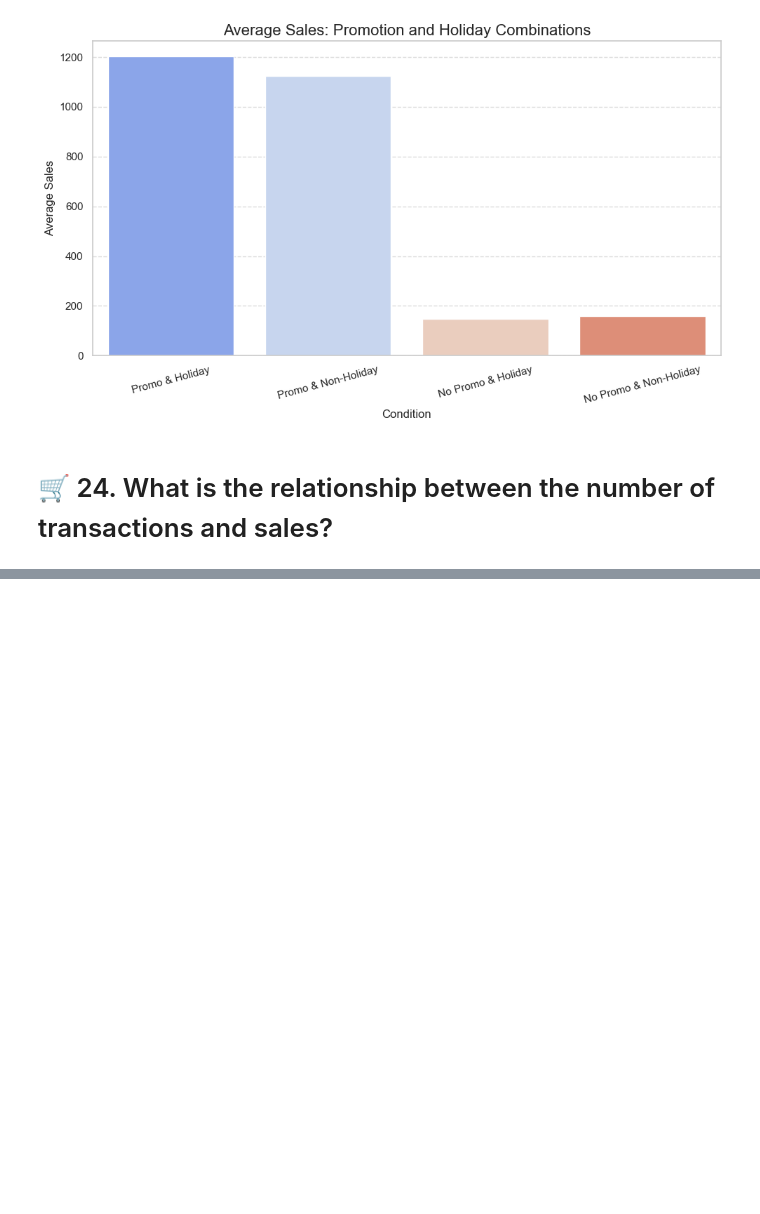
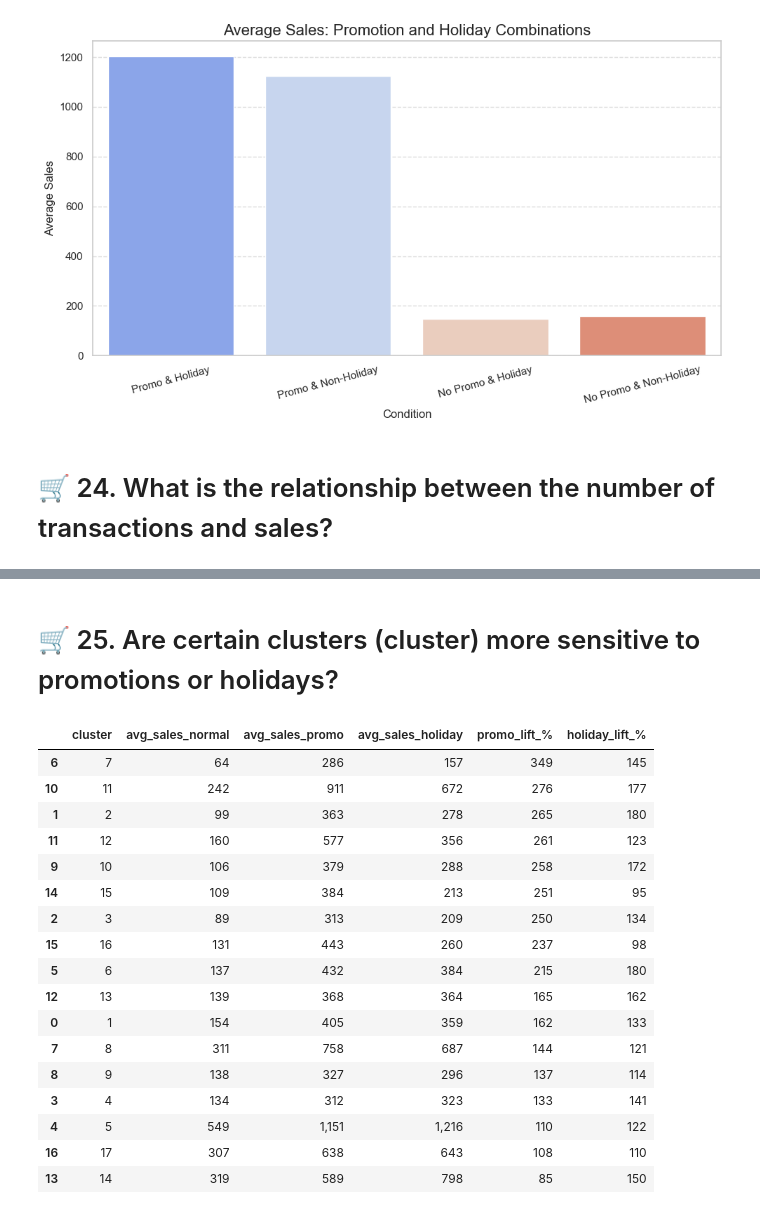
Before and after one commit to Seif-Eldin-Omar/sales-forecasting-optimization, a Jupyter notebook: notebooks/visualization_demo.ipynb, the cells around one changed output, grey strips where cells are left out. Saved outputs shown, nothing was run; the diff lists cells and outputs as text; code cells hidden in the pictures; blank space fills up the shorter version.

```diff
--- a/notebooks/visualization_demo.ipynb
+++ b/notebooks/visualization_demo.ipynb
@@ -898,0 +898,39 @@ Correlation between Transactions and Sales: 0.2330
+# %% [markdown]
+# 🛒 25. Are certain clusters (cluster) more sensitive to promotions or holidays?
+# %%
+normal_sales = df[(df['is_holiday'] == 0) & (df['onpromotion'] == 0)].groupby('cluster')['sales'].mean().reset_index()
+normal_sales.rename(columns={'sales': 'avg_sales_normal'}, inplace=True)
+
+promo_sales = df[df['onpromotion'] == 1].groupby('cluster')['sales'].mean().reset_index()
+promo_sales.rename(columns={'sales': 'avg_sales_promo'}, inplace=True)
+
+holiday_sales = df[df['is_holiday'] == 1].groupby('cluster')['sales'].mean().reset_index()
+holiday_sales.rename(columns={'sales': 'avg_sales_holiday'}, inplace=True)
+
+cluster_sensitivity = normal_sales.merge(promo_sales, on='cluster', how='left').merge(holiday_sales, on='cluster', how='left')
+
+cluster_sensitivity['promo_lift_%'] = ((cluster_sensitivity['avg_sales_promo'] - cluster_sensitivity['avg_sales_normal']) / cluster_sensitivity['avg_sales_normal']) * 100
+cluster_sensitivity['holiday_lift_%'] = ((cluster_sensitivity['avg_sales_holiday'] - cluster_sensitivity['avg_sales_normal']) / cluster_sensitivity['avg_sales_normal']) * 100
+
+cluster_sensitivity = cluster_sensitivity.sort_values('promo_lift_%', ascending=False)
+
+cluster_sensitivity
+# %% [output]
+|  | cluster | avg_sales_normal | avg_sales_promo | avg_sales_holiday | promo_lift_% | holiday_lift_% |
+| 6 | 7 | 64 | 286 | 157 | 349 | 145 |
+| 10 | 11 | 242 | 911 | 672 | 276 | 177 |
+| 1 | 2 | 99 | 363 | 278 | 265 | 180 |
+| 11 | 12 | 160 | 577 | 356 | 261 | 123 |
+| 9 | 10 | 106 | 379 | 288 | 258 | 172 |
+| 14 | 15 | 109 | 384 | 213 | 251 | 95 |
+| 2 | 3 | 89 | 313 | 209 | 250 | 134 |
+| 15 | 16 | 131 | 443 | 260 | 237 | 98 |
+| 5 | 6 | 137 | 432 | 384 | 215 | 180 |
+| 12 | 13 | 139 | 368 | 364 | 165 | 162 |
+| 0 | 1 | 154 | 405 | 359 | 162 | 133 |
+| 7 | 8 | 311 | 758 | 687 | 144 | 121 |
+| 8 | 9 | 138 | 327 | 296 | 137 | 114 |
+| 3 | 4 | 134 | 312 | 323 | 133 | 141 |
+| 4 | 5 | 549 | 1,151 | 1,216 | 110 | 122 |
+| 16 | 17 | 307 | 638 | 643 | 108 | 110 |
+| 13 | 14 | 319 | 589 | 798 | 85 | 150 |
```
Also changed, not shown: parts of 22 cells of this notebook, 6 other files.
